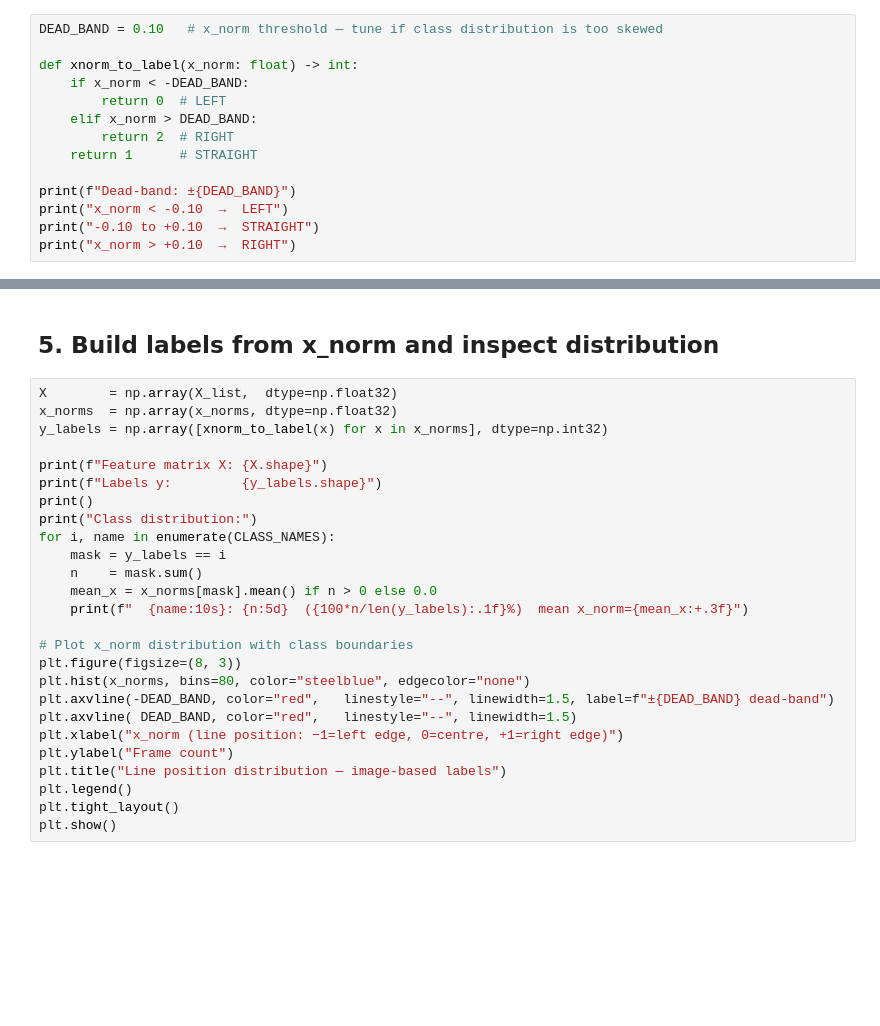
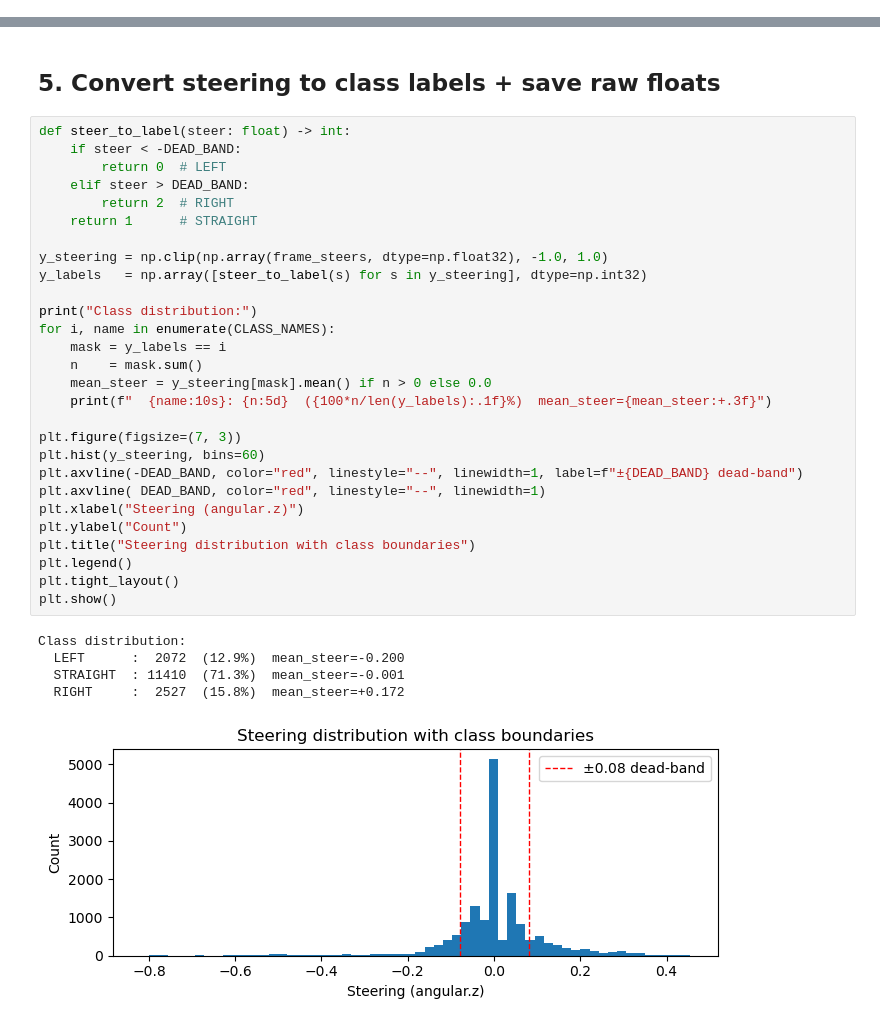
Before and after one commit to dccelectronicsgermany/Autonomous_Systems_A_Lab_Group_4, a Jupyter notebook: notebooks/01_extract_dataset.ipynb, the cells around one changed output, grey strips where cells are left out. Drawn from its saved outputs; the diff is of its cells as text; blank space fills up the shorter version.

```diff
--- a/notebooks/01_extract_dataset.ipynb
+++ b/notebooks/01_extract_dataset.ipynb
@@ -136,14 +213,0 @@ The label is derived from `x_norm` (where the line is in the frame), not from th
-# %%
-DEAD_BAND = 0.10   # x_norm threshold — tune if class distribution is too skewed
-
-def xnorm_to_label(x_norm: float) -> int:
-    if x_norm < -DEAD_BAND:
-        return 0  # LEFT
-    elif x_norm > DEAD_BAND:
-        return 2  # RIGHT
-    return 1      # STRAIGHT
-
-print(f"Dead-band: ±{DEAD_BAND}")
-print("x_norm < -0.10  →  LEFT")
-print("-0.10 to +0.10  →  STRAIGHT")
-print("x_norm > +0.10  →  RIGHT")
@@ -192,28 +295,36 @@ if sample_img is not None:
-# %% [markdown]
-## 5. Build labels from x_norm and inspect distribution
+# %% [markdown]
+## 5. Convert steering to class labels + save raw floats
 # %%
-X        = np.array(X_list,  dtype=np.float32)
-x_norms  = np.array(x_norms, dtype=np.float32)
-y_labels = np.array([xnorm_to_label(x) for x in x_norms], dtype=np.int32)
+def steer_to_label(steer: float) -> int:
+    if steer < -DEAD_BAND:
+        return 0  # LEFT
+    elif steer > DEAD_BAND:
+        return 2  # RIGHT
+    return 1      # STRAIGHT
 
-print(f"Feature matrix X: {X.shape}")
-print(f"Labels y:         {y_labels.shape}")
-print()
+y_steering = np.clip(np.array(frame_steers, dtype=np.float32), -1.0, 1.0)
+y_labels   = np.array([steer_to_label(s) for s in y_steering], dtype=np.int32)
+
 print("Class distribution:")
 for i, name in enumerate(CLASS_NAMES):
     mask = y_labels == i
     n    = mask.sum()
-    mean_x = x_norms[mask].mean() if n > 0 else 0.0
-    print(f"  {name:10s}: {n:5d}  ({100*n/len(y_labels):.1f}%)  mean x_norm={mean_x:+.3f}")
+    mean_steer = y_steering[mask].mean() if n > 0 else 0.0
+    print(f"  {name:10s}: {n:5d}  ({100*n/len(y_labels):.1f}%)  mean_steer={mean_steer:+.3f}")
 
-# Plot x_norm distribution with class boundaries
-plt.figure(figsize=(8, 3))
-plt.hist(x_norms, bins=80, color="steelblue", edgecolor="none")
-plt.axvline(-DEAD_BAND, color="red",   linestyle="--", linewidth=1.5, label=f"±{DEAD_BAND} dead-band")
-plt.axvline( DEAD_BAND, color="red",   linestyle="--", linewidth=1.5)
-plt.xlabel("x_norm (line position: −1=left edge, 0=centre, +1=right edge)")
-plt.ylabel("Frame count")
-plt.title("Line position distribution — image-based labels")
+plt.figure(figsize=(7, 3))
+plt.hist(y_steering, bins=60)
+plt.axvline(-DEAD_BAND, color="red", linestyle="--", linewidth=1, label=f"±{DEAD_BAND} dead-band")
+plt.axvline( DEAD_BAND, color="red", linestyle="--", linewidth=1)
+plt.xlabel("Steering (angular.z)")
+plt.ylabel("Count")
+plt.title("Steering distribution with class boundaries")
 plt.legend()
 plt.tight_layout()
 plt.show()
+# %% [output]
+Class distribution:
+  LEFT      :  2072  (12.9%)  mean_steer=-0.200
+  STRAIGHT  : 11410  (71.3%)  mean_steer=-0.001
+  RIGHT     :  2527  (15.8%)  mean_steer=+0.172
+[figure, added]
```
Also changed, not shown: parts of 18 cells of this notebook.
